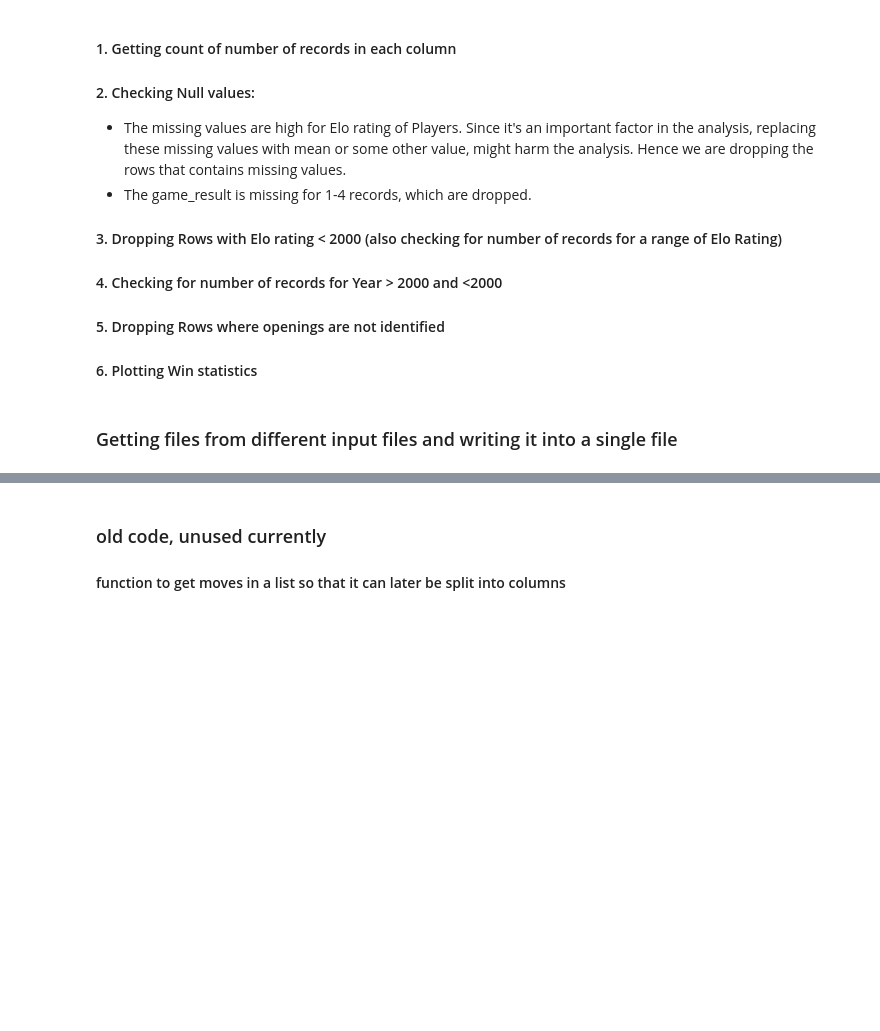
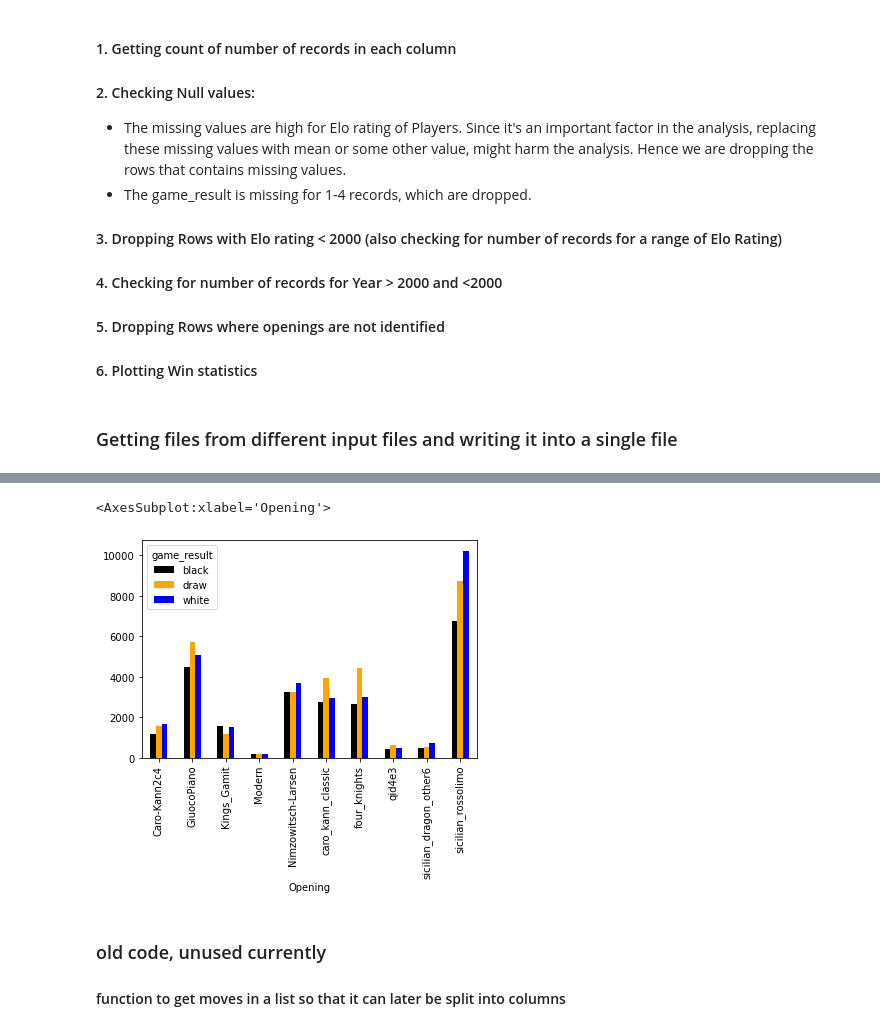
Before and after one commit to nidhi-tholar/255_Team_11, a Jupyter notebook: pre_processing.ipynb, the cells around one changed output, grey strips where cells are left out. Drawn from its saved outputs; the diff is of its cells as text; code cells hidden in the pictures; blank space fills up the shorter version.

```diff
--- a/pre_processing.ipynb
+++ b/pre_processing.ipynb
@@ -306,3 +312,12 @@ UnicodeDecodeError: 'utf-8' codec can't decode byte 0xf6 in position 2754: inval
+# %%
+import pandas as pd
+import matplotlib.pyplot as plt
+
+df = pd.read_csv('data/output/output.csv')
+pd.crosstab(df['Opening'],df['game_result']).plot(kind="bar", color=['black', 'orange', 'blue'], stacked=False)
+# %% [output]
+<AxesSubplot:xlabel='Opening'>
+[figure, added]
 # %% [markdown]
 ### old code, unused currently
 #### function to get moves in a list so that it can later be split into columns
```
Also changed, not shown: parts of 7 cells of this notebook, 2 other files.
